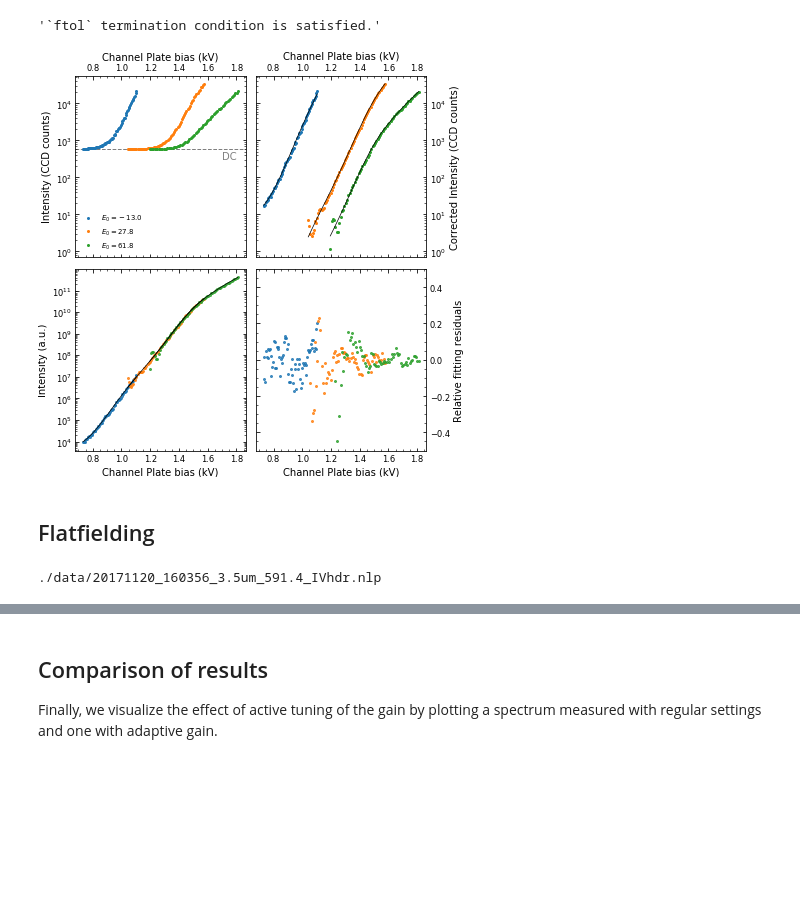
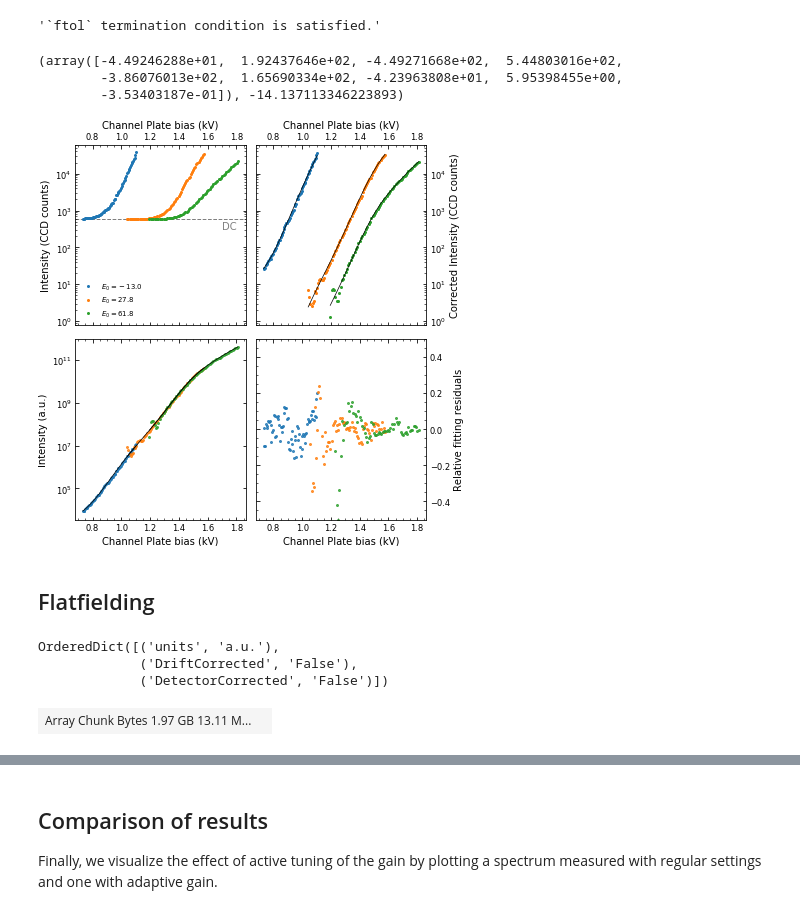
Before and after one commit to TAdeJong/LEEM-analysis, a Jupyter notebook: 1 - Detector Correction.ipynb, the cells around one changed output, grey strips where cells are left out. Cells and saved outputs as stored; diff of their text form; code cells hidden in the pictures; blank space fills up the shorter version.

Commit message:
Update towards using external data files.
 - Add code to do actual detector correction on full stack
 - Use xarray to handle data more.
 - Some jupytext related updates
 - More to come.

```diff
--- a/1 - Detector Correction.ipynb
+++ b/1 - Detector Correction.ipynb
@@ -10,10 +13,7 @@ from scipy.optimize import least_squares
 # %%
 # We always grab a part of the center of the image for calibration
 radius = 100
-folder = './data/'
-DCcont = Container(folder+'20171205_115846_0.66um_475.8_DC.nlp')
-
-DC = DCcont.getStack().getDaskArray().mean(axis=0)
-
-DCval = DC[(640-radius):(640+radius), (512-radius):(512+radius)].mean()
+folder = './data'
+DC_dat =  xr.open_dataset(os.path.join(folder, '20171205_115846_0.66um_475.8_DC.nc'))
+DC_dat.mcount
 # %% [output]
@@ -20,0 +27,5 @@ DCval = DC[(640-radius):(640+radius), (512-radius):(512+radius)].mean()
+# %%
+DC = DC_dat['Intensity'].mean(dim='time')
+
+DCval = DC[(640-radius):(640+radius), (512-radius):(512+radius)].mean()
+DC
@@ -28,22 +57,30 @@ CPvals = []
 Ivals = []
 Iorigs = []
 EGY = []
+Vars = []
+dats=[]
+
+# Highest intensity spot is smaller and slightly off-center
+c = [750, 480]
 
 for file in ['20171205_143305_31um_474.2_sweepCHANNELPLATE_SET_higherintensity',
              '20171205_103440_0.66um_479.2_sweepCHANNELPLATE_SET_highintensity',
              '20171205_100540_0.66um_479.2_sweepCHANNELPLATE_SET_lowintensity_v2',
              ]:
-    cont = Container(folder+file+'.nlp')
+    cont = xr.open_dataset(os.path.join(folder, file+'.nc'))
     conts.append(cont)
-    CP = np.array(cont['CHANNELPLATE'])
-    Orig = cont.getStack().getDaskArray()
+    CP = np.array(cont['MCP_bias'])
+    Orig = cont['Intensity']
     DCcor = Orig - DC
-    Orig = Orig[:, (640-radius):(640+radius), (512-radius):(512+radius)].mean(axis=(1,2))
-    DCcor = DCcor[:, (640-radius):(640+radius), (512-radius):(512+radius)].mean(axis=(1,2))
+    dats.append(Orig[:, (c[0]-radius):(c[0]+radius), (c[1]-radius):(c[1]+radius)])
+    V = np.var(Orig[:, (640-radius):(c[0]+radius), (c[1]-radius):(c[1]+radius)].data, axis=(1,2))
+    Orig = Orig[:, (c[0]-radius):(c[0]+radius), (c[1]-radius):(c[1]+radius)].mean(axis=(1,2))
+    Vars.append(V)
+    DCcor = DCcor[:, (c[0]-radius):(c[0]+radius), (c[1]-radius):(c[1]+radius)].mean(axis=(1,2))
     Iorigs.append(Orig)
     CPvals.append(CP)
     Ivals.append(DCcor)
-    EGY.append(cont["EGY"][0])
+    EGY.append(cont['Energy_set'][0])
 Ivals = np.stack(Ivals)
 CPvals = np.stack(CPvals)
 Iorigs = np.stack(Iorigs)
@@ -70,8 +103,8 @@ def polynomial(x, *coeffs):
         res += coeffs[index]*np.power(x, index + 1)
     return res
 
-def mod_exp(x, *coeffs):
-    return np.exp(-1*odd_polynomial(x, *coeffs))
+def mod_exp(V, *coeffs):
+    return np.exp(-1*odd_polynomial(V, *coeffs))
 
 def fit_func(CP, *params):
     """The joint fit function."""
@@ -88,3 +121,9 @@ res = fullres['x']
 fullres['message']
 # %% [output]
 '`ftol` termination condition is satisfied.'
+# %%
+res[3:], np.sum(res[3:])
+# %% [output]
+(array([-4.49246288e+01,  1.92437646e+02, -4.49271668e+02,  5.44803016e+02,
+        -3.86076013e+02,  1.65690334e+02, -4.23963808e+01,  5.95398455e+00,
+        -3.53403187e-01]), -14.137113346223893)
@@ -94,40 +139,48 @@ axs = axs.flatten()
 axs[0].axhline(DCval, color='black', alpha=0.5, linestyle='--')
 axs[0].annotate('DC', xy=(1.7, DCval/1.8), color='black', alpha=0.5)
 for i in range(len(EGY)):
-    axs[0].semilogy(CPvals[i], Iorigs[i], '.', markersize=4, label=r"$E_0={:.1f}$".format(EGY[i]))
+    axs[0].semilogy(CPvals[i], Iorigs[i], '.', markersize=4, label=r"$E_0={:.1f}$".format(EGY[i].values))
 axs[0].legend()
 
 axs[1].semilogy(CPvals.T, Ivals.T, '.', markersize=4)
 axs[1].semilogy(CPvals.T, fit_func(CPvals, *res).T,
                   color='black', linewidth=0.7, label='fit')
 axs[2].semilogy(CPvals.T, Ivals.T/res[:3], '.', markersize=4, alpha=0.8)
 axs[2].semilogy(CPvals.T, fit_func(CPvals, *res).T/res[:3],
               color='black', linewidth=0.7, label='fit')
+
 axs[3].plot(CPvals.T,
             ((Ivals - fit_func(CPvals, *res)).T/res[:3]) / (fit_func(CPvals, *res).T/res[:3]),
             '.', alpha=0.8, markersize=4)
 axs[3].set_ylim([-0.5,0.5])
 for ax in axs:
     ax.set_xlabel('Channel Plate bias (kV)')
 axs[0].set_ylim(axs[1].get_ylim())
 axs[0].set_ylabel('Intensity (CCD counts)')
 axs[1].set_ylabel('Corrected Intensity (CCD counts)')
 axs[2].set_ylabel('Intensity (a.u.)')
 axs[3].set_ylabel('Relative fitting residuals')
 for ax in [axs[1], axs[3]]:
     ax.yaxis.set_label_position("right")
     ax.tick_params(axis='y', labelright=True, labelleft=False)
 for ax in axs[:2]:
     ax.xaxis.set_label_position("top")
     ax.tick_params(axis='x', labeltop=True, labelbottom=False)
 plt.savefig(f'Channelplate_calibration_test_{len(res)}.pdf')
 # %% [output]
-[figure, old version]
+[figure, new version]
 # %% [markdown]
 ## Flatfielding
-# %%
-cont = Container(folder + '20171120_160356_3.5um_591.4_IVhdr.nlp')
-data = cont.getStack().getDaskArray()
-multiplier = np.array(cont["MULTIPLIER"])
-# %% [output]
-./data/20171120_160356_3.5um_591.4_IVhdr.nlp
+# %%
+cont = xr.open_dataset(os.path.join(folder, '20171120_160356_3.5um_591.4_IVhdr.nc'), chunks={'time': 5})
+cont.Intensity.attrs
+# %% [output]
+OrderedDict([('units', 'a.u.'),
+             ('DriftCorrected', 'False'),
+             ('DetectorCorrected', 'False')])
+# %%
+# multiplier = np.array(cont["MULTIPLIER"])
+data = cont['Intensity'].data
+data
+# %% [output]
+| Array Chunk Bytes 1.97 GB 13.11 M... |  |
```
Also changed, not shown: parts of 15 cells of this notebook, 6 other files.
